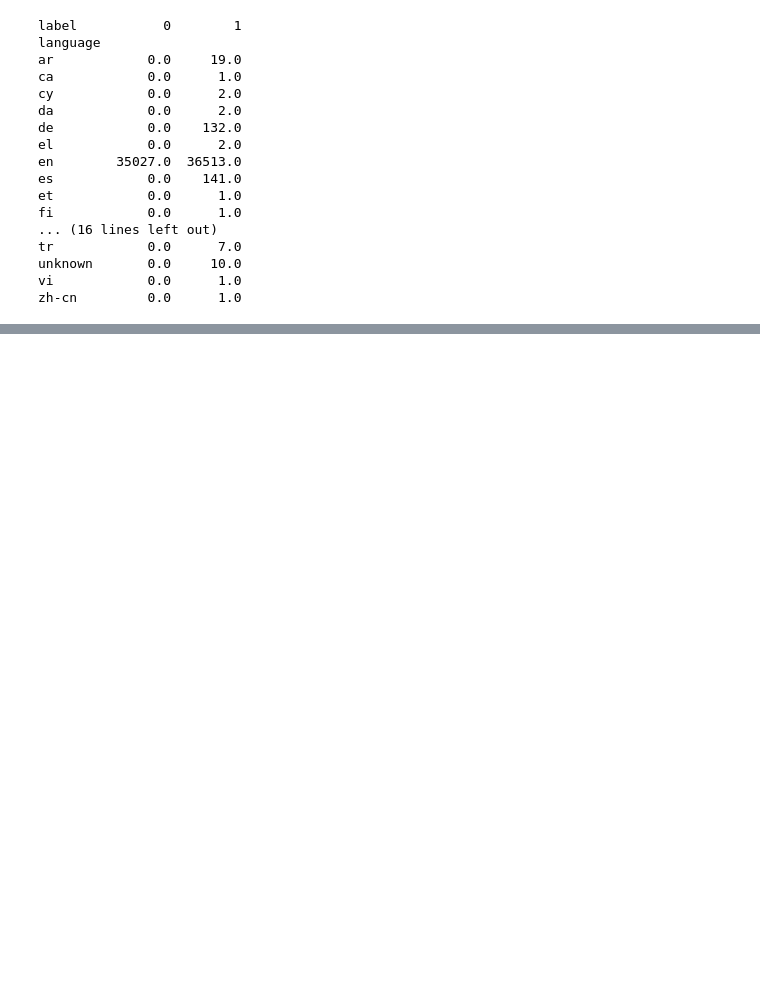
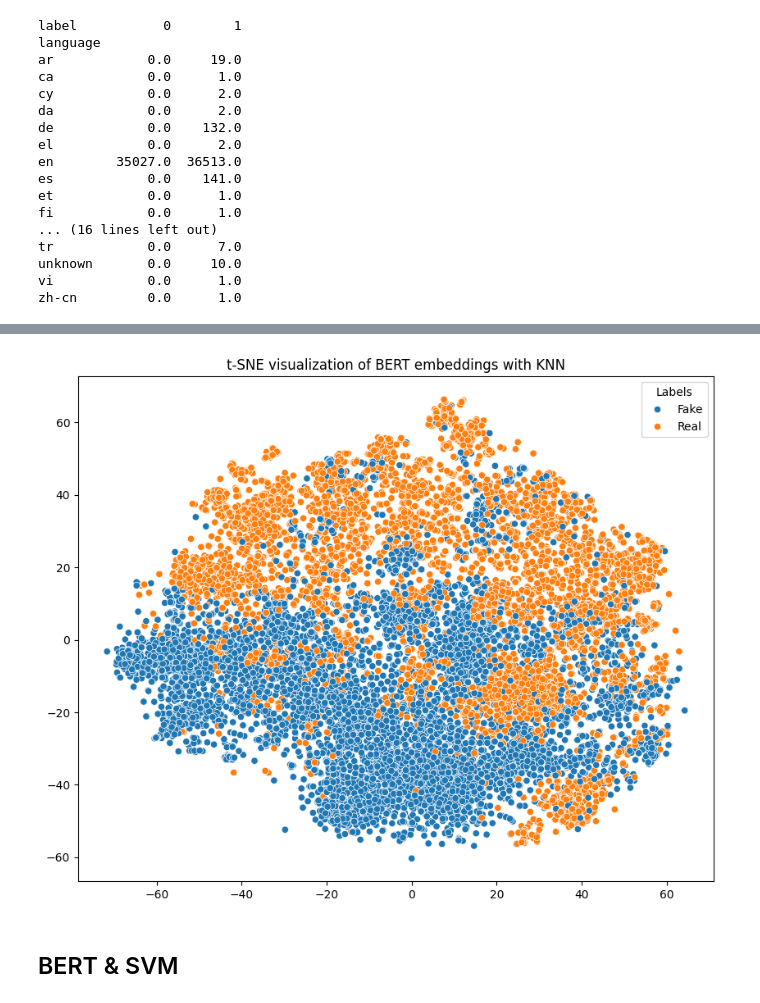
Before and after one commit to aylinkarapanar/fake_news, a Jupyter notebook: Final_Assignment.ipynb, the cells around one changed output, grey strips where cells are left out. Drawn from its saved outputs; the diff is of its cells as text; code cells hidden in the pictures; blank space fills up the shorter version.

```diff
--- a/Final_Assignment.ipynb
+++ b/Final_Assignment.ipynb
@@ -127,0 +441,16 @@ en_data = pd.read_csv('english_articles.csv')
+# %%
+tsne = openTSNE.TSNE(n_components=2, initialization="random", perplexity=30, n_iter=300, random_state = 1)
+test_embeddings_2D = tsne.fit(test_embeddings)
+
+class_names = ['Real', 'Fake']
+plt.figure(figsize=(10, 8))
+sns.scatterplot(x=test_embeddings_2D[:, 0], y=test_embeddings_2D[:, 1], hue=[class_names[id] for id in preds])
+plt.title('t-SNE visualization of BERT embeddings with KNN')
+plt.legend(title='Labels')
+bert_knn_path = '/content/drive/My Drive/bert_knn.png'
+plt.savefig(bert_knn_path)
+plt.show()
+# %% [output]
+[figure, added]
+# %% [markdown]
+## BERT & SVM
```
Also changed, not shown: parts of 60 cells of this notebook.
